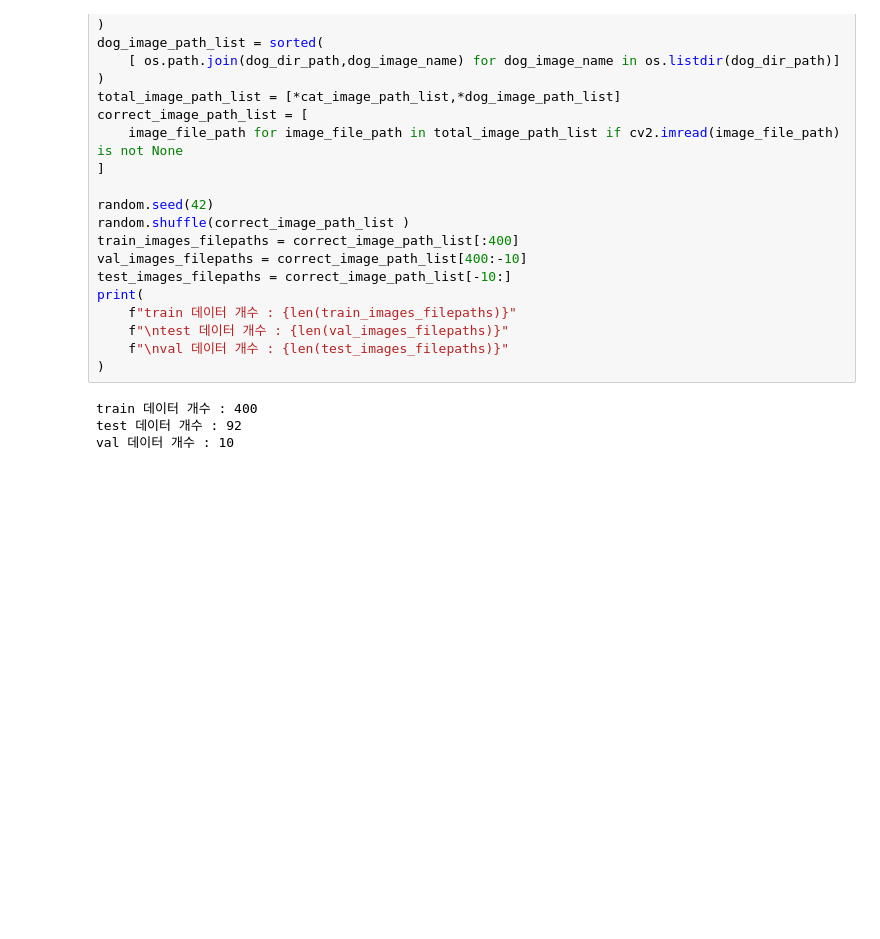
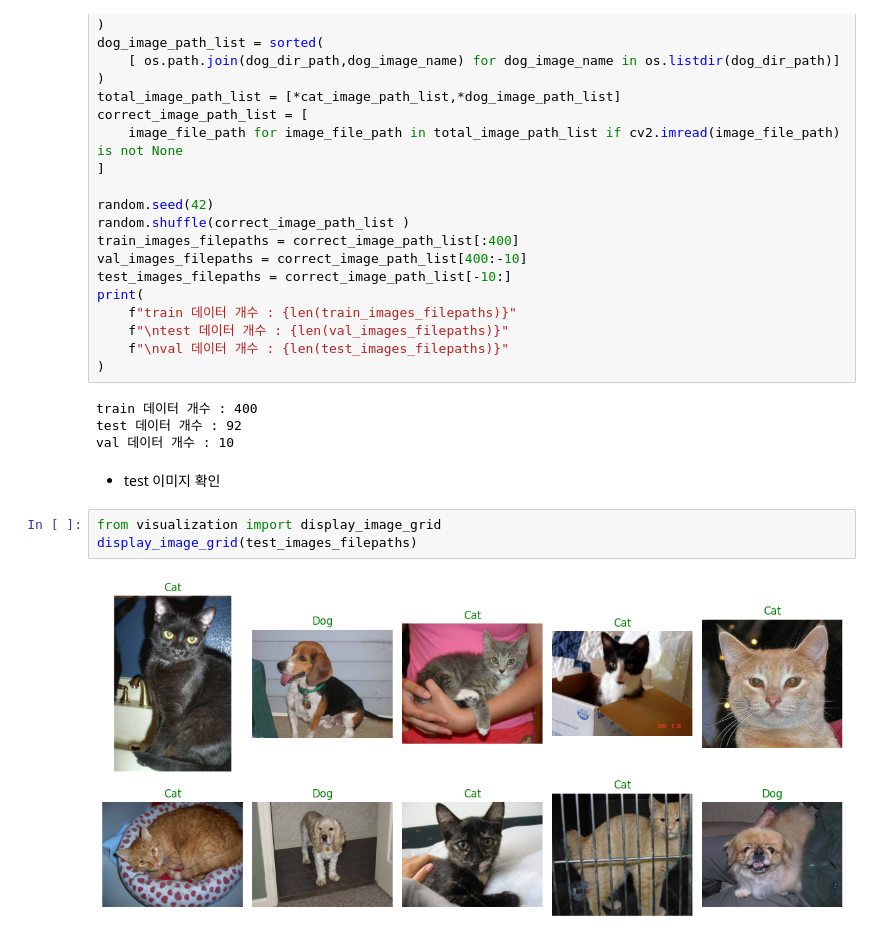
Before and after one commit to HyeJung-Hwang/23-2_MMStudy_Analysis_F, a Jupyter notebook: chap_6_1_practice.ipynb, the cells around one changed output. Drawn from its saved outputs; the diff is of its cells as text; blank space fills up the shorter version.

Commit message:
feat: 6.1.1 test 데이터 시각화로 확인

```diff
--- a/chap_6_1_practice.ipynb
+++ b/chap_6_1_practice.ipynb
@@ -58,3 +58,10 @@ print(
 train 데이터 개수 : 400
 test 데이터 개수 : 92
 val 데이터 개수 : 10
+# %% [markdown]
+- test 이미지 확인
+# %%
+from visualization import display_image_grid
+display_image_grid(test_images_filepaths)
+# %% [output]
+[figure, added]
```
